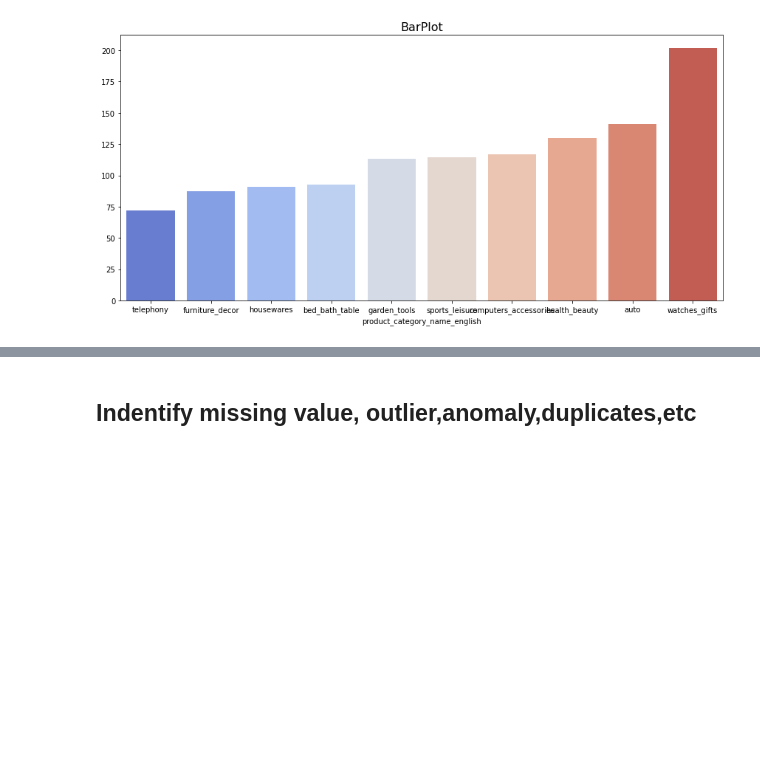
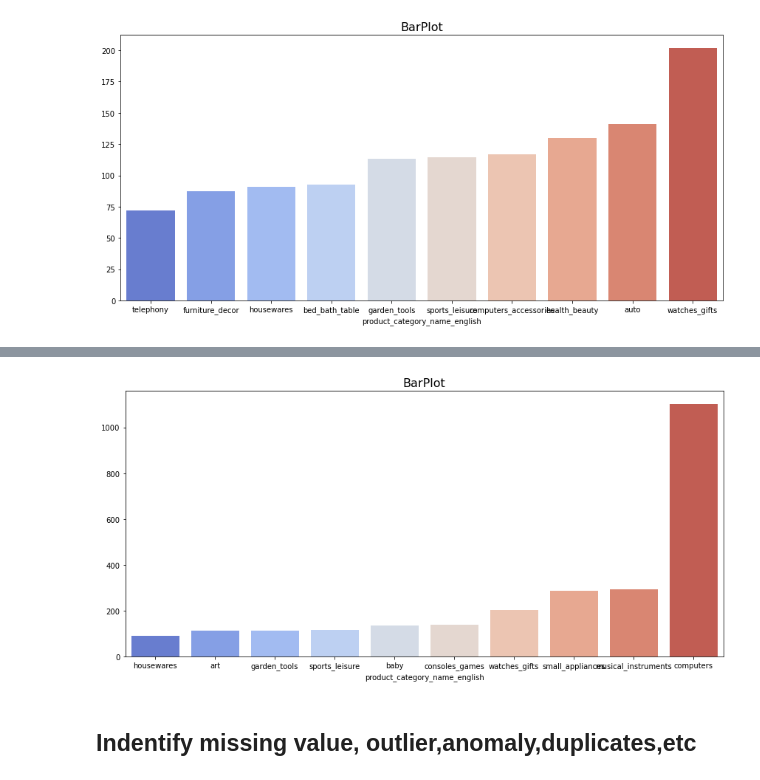
Before and after one commit to Faroja/Final-Project-Sementara, a Jupyter notebook: Finpro.ipynb, the cells around one changed output, grey strips where cells are left out. Cells and saved outputs as stored; diff of their text form; code cells hidden in the pictures; blank space fills up the shorter version.

```diff
--- a/Finpro.ipynb
+++ b/Finpro.ipynb
@@ -216,2 +216,16 @@ plt.show()
+# %%
+# Product termahal
+most_expensive_product = df.groupby('product_category_name_english')['price'].max().sort_values(ascending=False).head(10).index
+df_most_expensive_product = df[df['product_category_name_english'].isin(most_expensive_product)]
+# %%
+plt.figure(figsize=(12, 6))
+df_price_cat = df_most_expensive_product.groupby('product_category_name_english')['price'].mean().sort_values()
+pal = sns.color_palette('coolwarm', len(df_price_cat))
+sns.barplot(x=df_price_cat.index, y=df_price_cat.values, palette=pal)
+plt.title('BarPlot', size=16)
+plt.tight_layout()
+plt.show()
+# %% [output]
+[figure, added]
 # %% [markdown]
 ## **Indentify missing value, outlier,anomaly,duplicates,etc**
```
Also changed, not shown: parts of 7 cells of this notebook.
